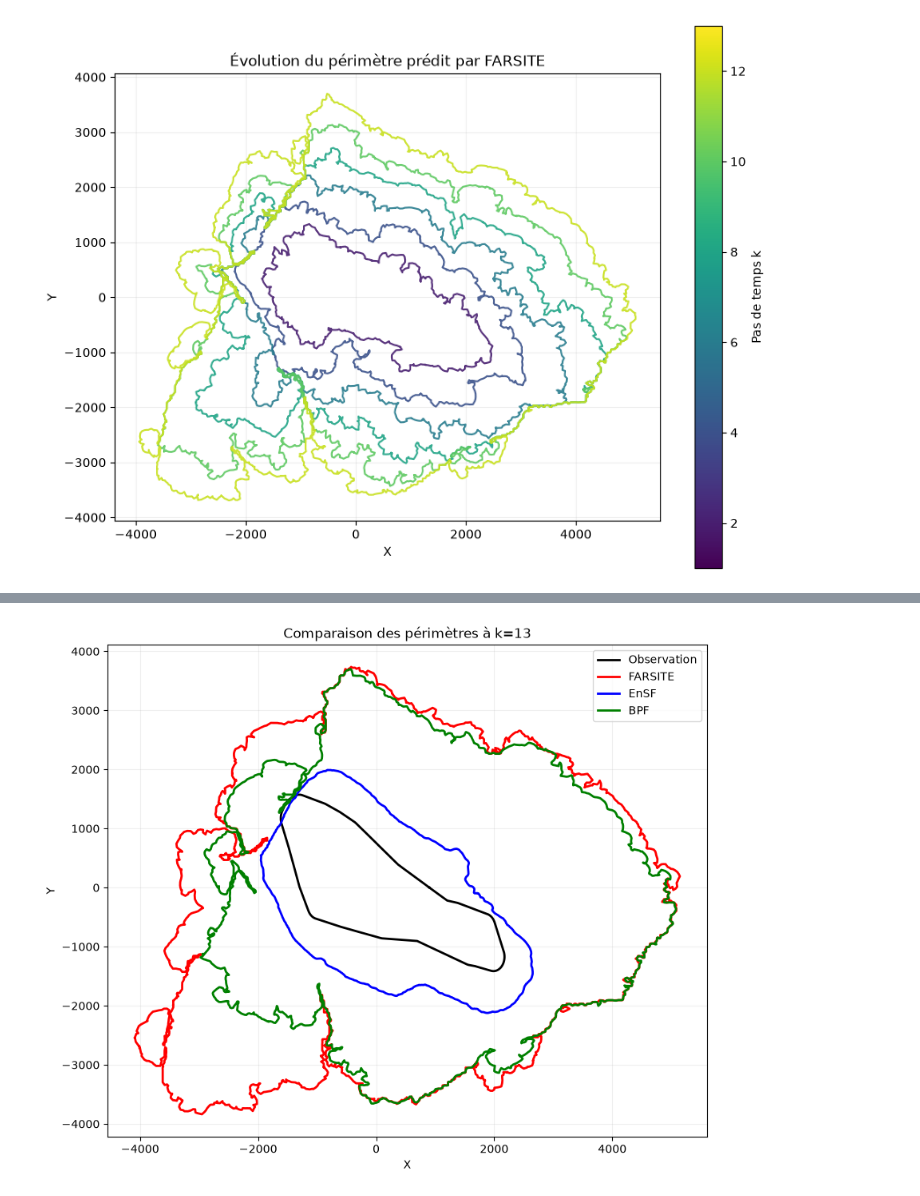
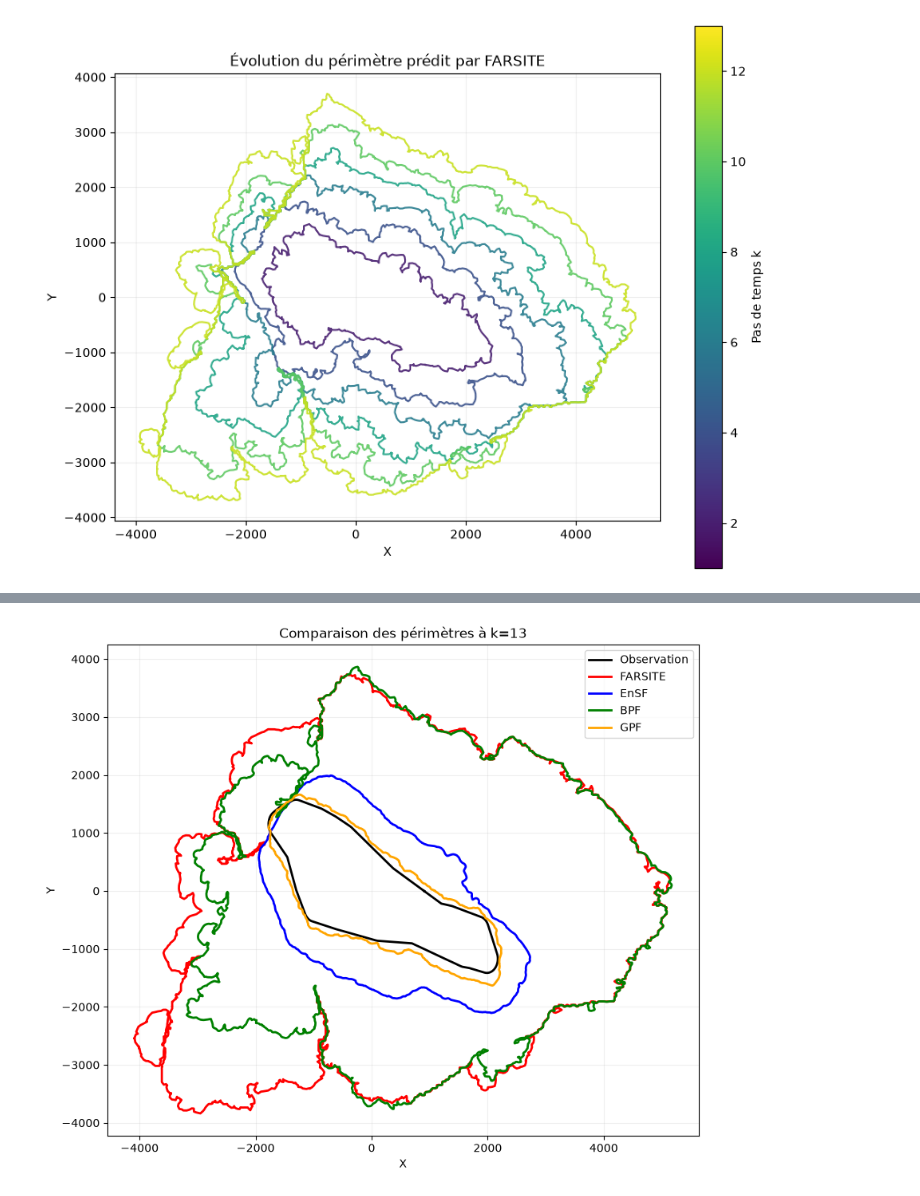
Before and after one commit to Gabriel-PEZ/SMC-WildFire, a Jupyter notebook: notebooks/ensf_bpf.ipynb, the cells around one changed output, grey strips where cells are left out. Drawn from its saved outputs; the diff is of its cells as text; code cells hidden in the pictures.

Commit message:
guided pf experiment notebook

```diff
--- a/notebooks/ensf_bpf.ipynb
+++ b/notebooks/ensf_bpf.ipynb
@@ -160,7 +160,7 @@ Boucle de filtrage BPF
 
 rng_bpf = np.random.default_rng(2000)
 
-observations_bpf, filtered_particles_bpf, log_W, log_ESS_hist = run_bpf(
+observations_bpf, filtered_particles_bpf, log_W_bpf, log_ESS_hist_bpf = run_bootstrap_pf(
     idx_wildfire=idx_wildfire,
     num_particles=num_particles,
     C=C,
@@ -207,0 +212,16 @@ plt.show()
+# %%
+"""
+Boucle de filtrage Guided PF
+"""
+
+rng_gpf = np.random.default_rng(1000)
+
+observations_gpf, filtered_particles_gpf, log_W_gpf, log_ESS_hist_gpf = run_guided_pf(
+    idx_wildfire=idx_wildfire,
+    num_particles=num_particles,
+    C=C,
+    std_obs=std_obs,
+    std_state=std_state,
+    std_init=std_init,
+    rng=rng_gpf
+)
@@ -208,40 +268,52 @@ plt.show()
 # %%
 """
-Comparaison de X filtré via EnSF, BPF, FARSITE uniquement et l'OBS
+Comparaison de X filtré via EnSF, BPF, GPF, FARSITE uniquement et l'OBS
 """
 
 k = get_max_timestep(idx_wildfire)
-idx = k - 1
 
-Y = observations_ensf[idx]
-farsite_pred = farsite_predictions[idx]
-X_filtered_ensf = filtered_particles_ensf[idx].mean(axis=0).reshape(-1, 2)
-X_filtered_bpf = filtered_particles_bpf[idx].mean(axis=0).reshape(-1, 2)
+Y = observations_ensf[k]
+farsite_pred = farsite_predictions[k-1]
+
+X_filtered_ensf = filtered_particles_ensf[k].mean(axis=0).reshape(-1, 2)
+
+X_filtered_bpf = np.average(
+    filtered_particles_bpf[k],
+    axis=0,
+    weights=np.exp(log_W_bpf[k])
+).reshape(-1, 2)
+
+X_filtered_gpf = np.average(
+    filtered_particles_gpf[k],
+    axis=0,
+    weights=np.exp(log_W_gpf[k])
+).reshape(-1, 2)
 
 fig, ax = plt.subplots(figsize=(10, 8))
 
 for perimeter, label, color in [
     (Y, "Observation", "black"),
     (farsite_pred, "FARSITE", "red"),
     (X_filtered_ensf, "EnSF", "blue"),
     (X_filtered_bpf, "BPF", "green"),
+    (X_filtered_gpf, "GPF", "orange"),
 ]:
     closed = np.vstack([perimeter, perimeter[0]])
     ax.plot(
         closed[:, 0],
         closed[:, 1],
         label=label,
         color=color,
         linewidth=2,
     )
 
 ax.set_aspect("equal")
 ax.set_title(f"Comparaison des périmètres à k={k}")
 ax.set_xlabel("X")
 ax.set_ylabel("Y")
 ax.legend()
 ax.grid(alpha=0.2)
 
 plt.show()
 # %% [output]
-[figure, old version]
+[figure, new version]
```
Also changed, not shown: parts of 5 cells of this notebook, 1 other file.
